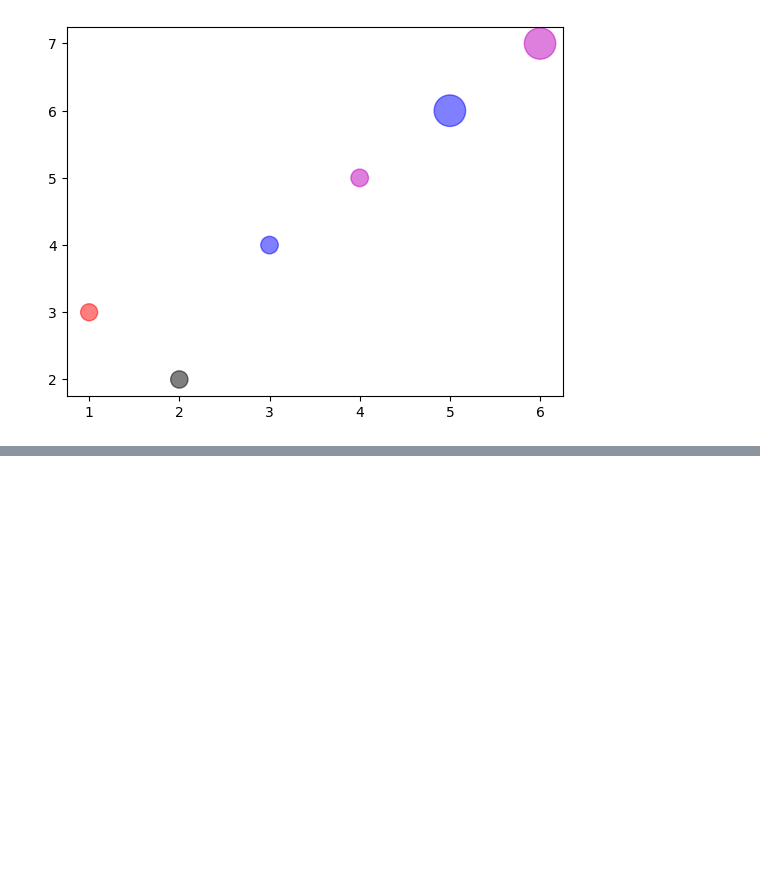
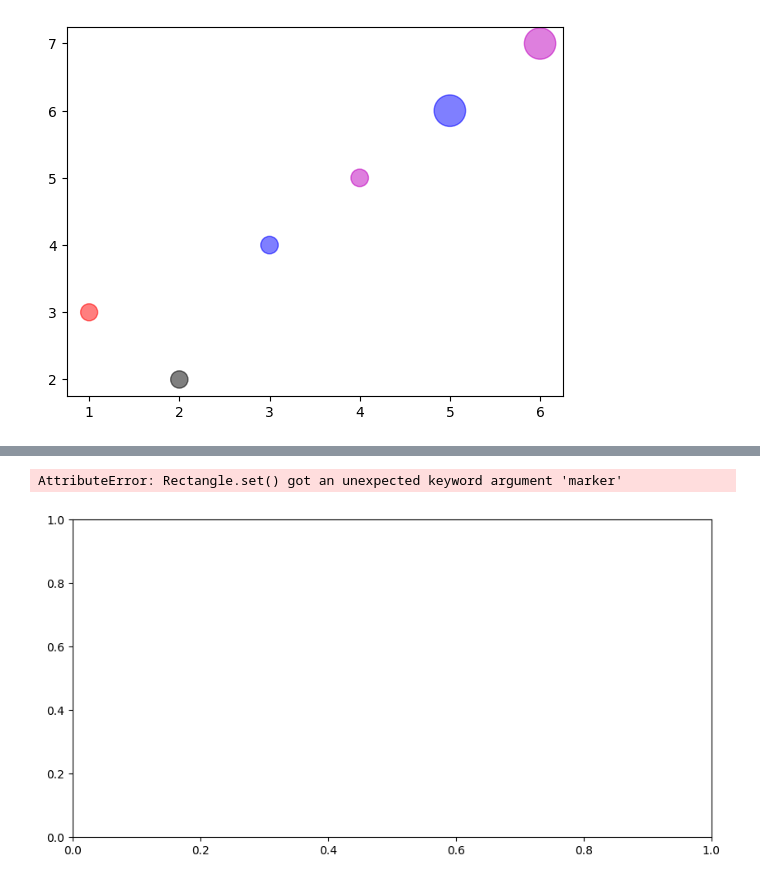
Before and after one commit to anjalaju/python, a Jupyter notebook: matplotlib/mat.ipynb, the cells around one changed output, grey strips where cells are left out. Drawn from its saved outputs; the diff is of its cells as text; code cells hidden in the pictures; blank space fills up the shorter version.

Commit message:
adding matplotlib task

```diff
--- a/matplotlib/mat.ipynb
+++ b/matplotlib/mat.ipynb
@@ -64,0 +84,16 @@ plt.show()
+# %%
+import matplotlib.pyplot as plt
+x=[2,5,6,8,9,12]
+y=[10,20,22,25,30,45]
+plt.figure(figsize=(10,5))
+plt.bar(x,y,label="x_axis",color=a)
+a=["c","b","m","g","c","y"]
+plt.xlabel("Score")
+plt.ylabel("Marks")
+plt.legend(loc="upper right",shadow=True,title="Points")
+plt.grid(linestyle="-.",color="y",alpha=0.5)
+plt.tight_layout()
+plt.show()
+# %% [output]
+AttributeError: Rectangle.set() got an unexpected keyword argument 'marker'
+[figure, added]
```
Also changed, not shown: parts of 2 cells of this notebook.
